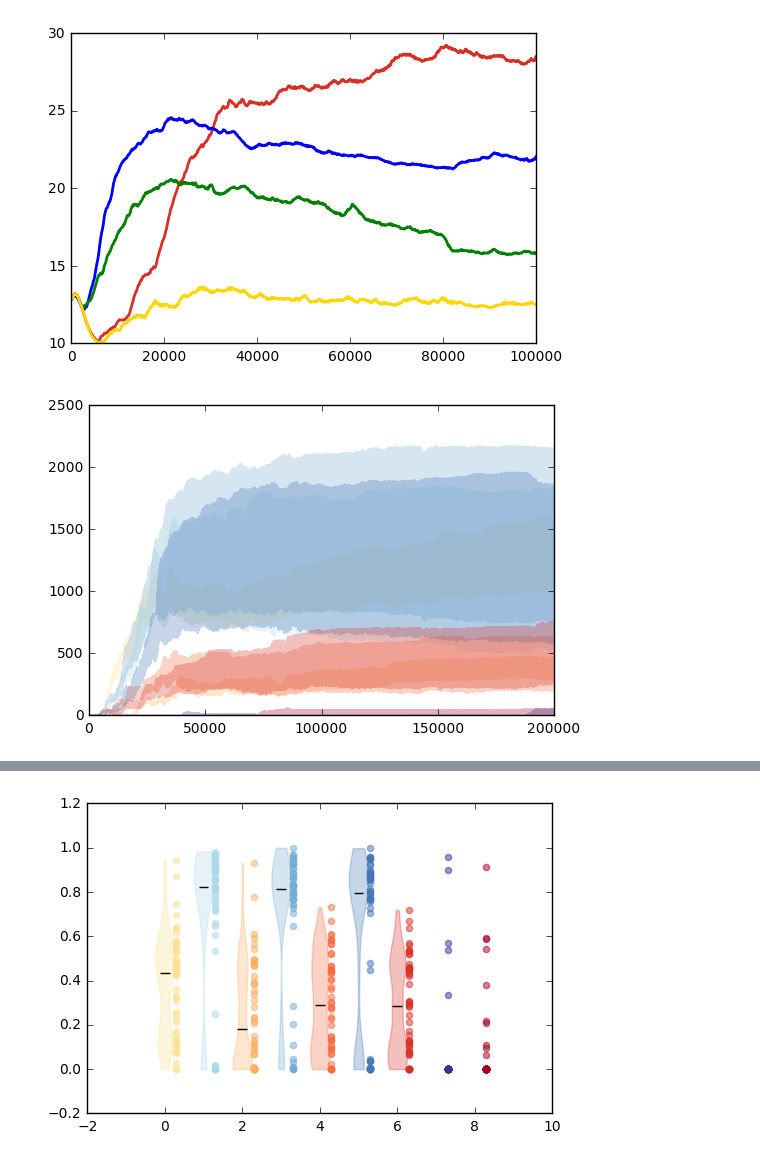
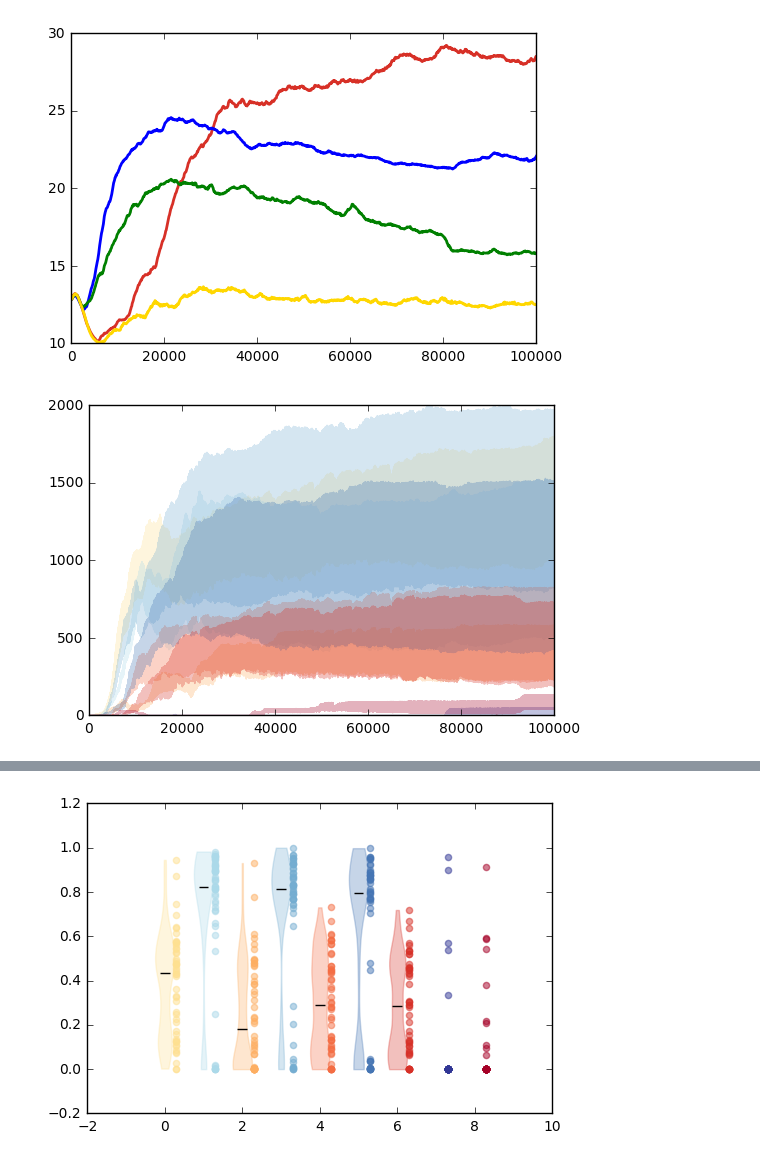
Before and after one commit to schmelling/clock_evo, a Jupyter notebook: data_analysis/data_analysis.ipynb, the cells around one changed output, grey strips where cells are left out. Saved outputs shown, nothing was run; the diff lists cells and outputs as text; code cells hidden in the pictures.

```diff
--- a/data_analysis/data_analysis.ipynb
+++ b/data_analysis/data_analysis.ipynb
@@ -454,31 +513,31 @@ plt.plot(fitness_pmax["update"],
 # %%
 columns = ['update','not','nand','and','ornot','or','andnot','nor','xor','equals','']
 
 dfs = ['reac_not', 'reac_nand', 'reac_and', 'reac_ornot', 'reac_or',
        'reac_andnot', 'reac_nor', 'reac_xor', 'reac_equals']
 
 def clean_axes(ax):
     ax.spines['top'].set_visible(False)
     ax.spines['right'].set_visible(False)
     ax.yaxis.set_ticks_position('left')
     ax.xaxis.set_ticks_position('bottom')
 
 colors = ['#fee090','#abd9e9','#fdae61','#74add1','#f46d43',
           '#4575b4','#d73027','#313695','#a50026']
 
 ##############
 
 for reaction, df, color in zip(columns[1:-1], dfs, colors):
-    globals()[df] = merge_reps(path='punish_value_longer_data', file='cur_reactions',
+    globals()[df] = merge_reps(path='punish_test_long_data', file='cur_reactions',
                                columns=columns, col=reaction, skiprows=14)
 
     plt.plot(globals()[df]["update"],
              globals()[df].iloc[:,1:].mean(axis=1),
              color=color, label=reaction, alpha=0.3)
 
-plt.savefig('reactions_per_env(n=50)_punish_200k.pdf', format='pdf', bbox_inches='tight')
+#plt.savefig('reactions_per_env(n=50)_punish_200k.pdf', format='pdf', bbox_inches='tight')
 # %% [output]
-[figure, old version]
+[figure, new version]
 # %%
 night = list(np.ones(20)) # for 4 step cycles
 night.extend(list(np.append(np.zeros(40), np.ones(40)))*6) # for 4 step cycles
```
Also changed, not shown: parts of 8 cells of this notebook, 1 other file.
